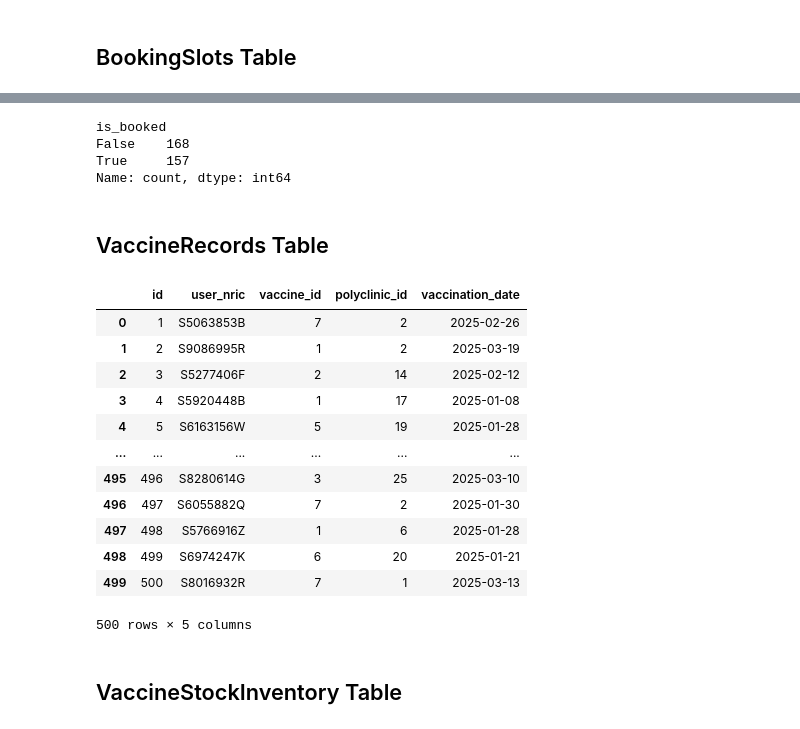
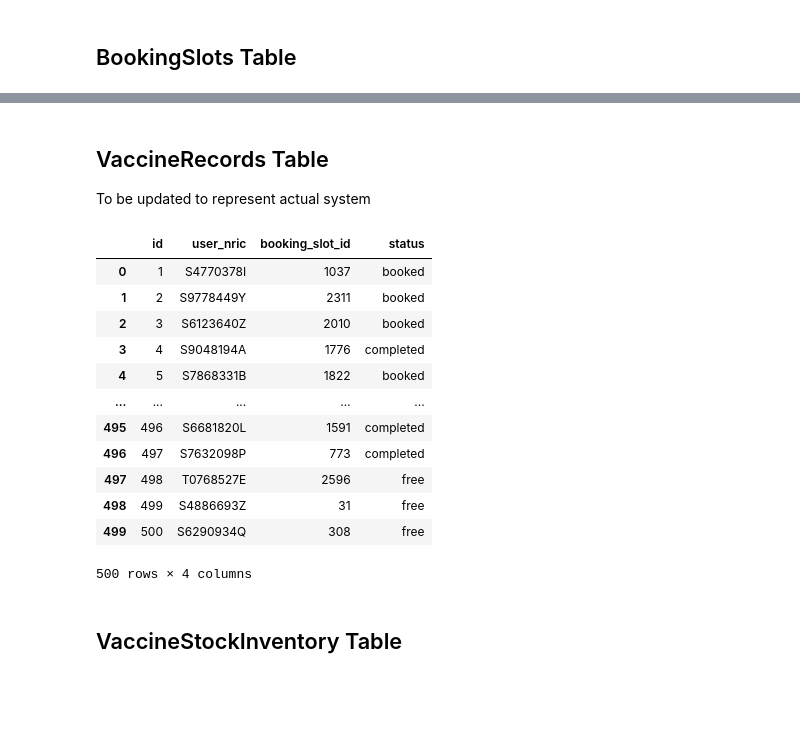
Before and after one commit to 0Upjh80d/agents, a Jupyter notebook: notebooks/genarate_database.ipynb, the cells around one changed output, grey strips where cells are left out. Saved outputs shown, nothing was run; the diff lists cells and outputs as text; code cells hidden in the pictures; blank space fills up the shorter version.

Commit message:
chore: normalize bookingslots and vaccinerecords tables

```diff
--- a/notebooks/genarate_database.ipynb
+++ b/notebooks/genarate_database.ipynb
@@ -778,50 +767,45 @@ display(booking_slots_df)
-# %%
-# Check balance
-booking_slots_df["is_booked"].value_counts()
-# %% [output]
-is_booked
-False    168
-True     157
-Name: count, dtype: int64
 # %% [markdown]
 ## VaccineRecords Table
+
+To be updated to represent actual system
 # %%
 # Users count: 200
 # Vaccines count: 7
 # Users * Vaccines = 1400
 
 vaccineRecords_count = 500
 
 # Vaccine Records Table
 vaccine_records_data = {
     "id": [i for i in range(1, vaccineRecords_count + 1)],
     "user_nric": [
         random.choice(users_data["nric"]) for _ in range(vaccineRecords_count)
     ],
-    "vaccine_id": [
-        random.choice(vaccines_data["id"]) for _ in range(vaccineRecords_count)
+    "booking_slot_id": [
+        np.random.choice(booking_slots_data["id"], replace=False)
+        for _ in range(vaccineRecords_count)
     ],
-    "polyclinic_id": [
-        random.choice(polyclinics_data["id"]) for _ in range(vaccineRecords_count)
+    "status": [
+        random.choice(["free", "booked", "completed"])
+        for _ in range(vaccineRecords_count)
     ],
-    "vaccination_date": [fake.date_this_year() for _ in range(vaccineRecords_count)],
 }
 vaccine_records_df = pd.DataFrame(vaccine_records_data)
 display(vaccine_records_df)
 # %% [output]
-|  | id | user_nric | vaccine_id | polyclinic_id | vaccination_date |
-| 0 | 1 | S5063853B | 7 | 2 | 2025-02-26 |
-| 1 | 2 | S9086995R | 1 | 2 | 2025-03-19 |
-| 2 | 3 | S5277406F | 2 | 14 | 2025-02-12 |
-| 3 | 4 | S5920448B | 1 | 17 | 2025-01-08 |
-| 4 | 5 | S6163156W | 5 | 19 | 2025-01-28 |
-| ... | ... | ... | ... | ... | ... |
-| 495 | 496 | S8280614G | 3 | 25 | 2025-03-10 |
-| 496 | 497 | S6055882Q | 7 | 2 | 2025-01-30 |
-| 497 | 498 | S5766916Z | 1 | 6 | 2025-01-28 |
-| 498 | 499 | S6974247K | 6 | 20 | 2025-01-21 |
-| 499 | 500 | S8016932R | 7 | 1 | 2025-03-13 |
+|  | id | user_nric | booking_slot_id | status |
+| 0 | 1 | S4770378I | 1037 | booked |
+| 1 | 2 | S9778449Y | 2311 | booked |
+| 2 | 3 | S6123640Z | 2010 | booked |
+| 3 | 4 | S9048194A | 1776 | completed |
+| 4 | 5 | S7868331B | 1822 | booked |
+| ... | ... | ... | ... | ... |
+| 495 | 496 | S6681820L | 1591 | completed |
+| 496 | 497 | S7632098P | 773 | completed |
+| 497 | 498 | T0768527E | 2596 | free |
+| 498 | 499 | S4886693Z | 31 | free |
+| 499 | 500 | S6290934Q | 308 | free |
-500 rows × 5 columns
+500 rows × 4 columns
 # %% [markdown]
 ## VaccineStockInventory Table
 # %%
```
Also changed, not shown: parts of 3 cells of this notebook.
